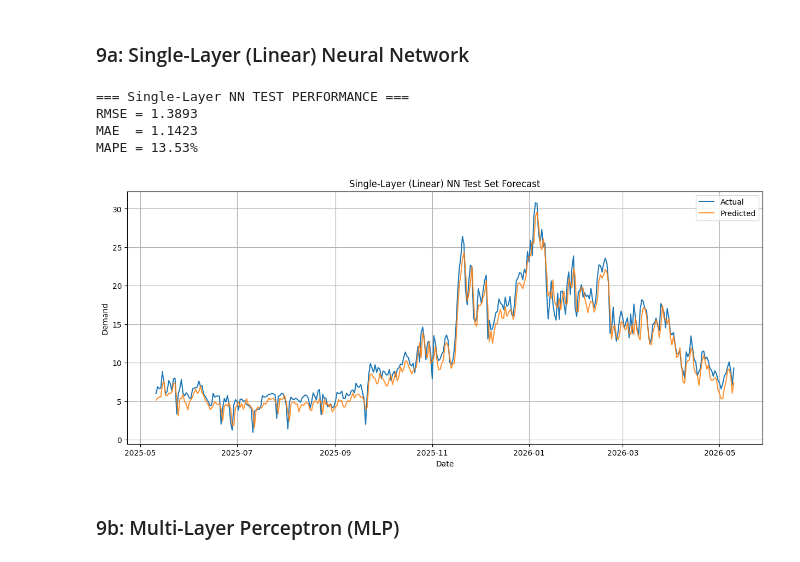
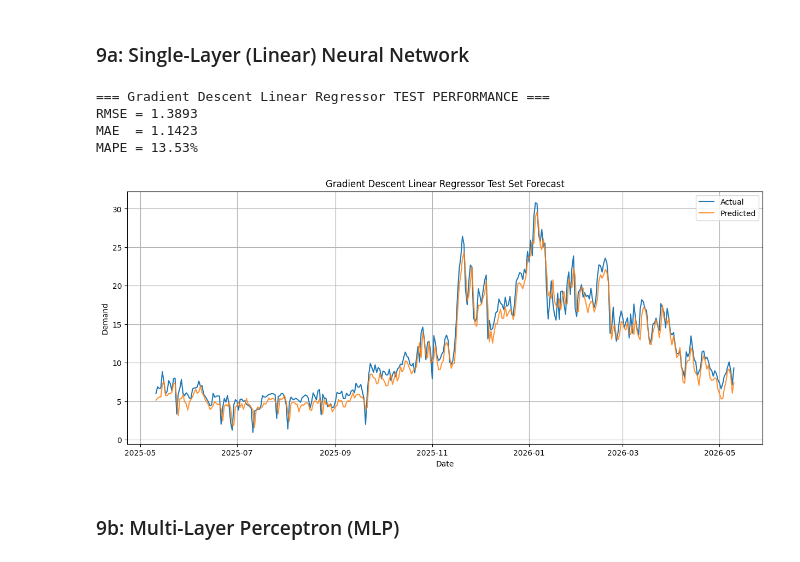
Before and after one commit to stanislavmakushynski/SE_LDZ_daily_gas_stock, a Jupyter notebook: main.ipynb, the cells around one changed output. Drawn from its saved outputs; the diff is of its cells as text; code cells hidden in the pictures.

Commit message:
gd linear reg

```diff
--- a/main.ipynb
+++ b/main.ipynb
@@ -556,23 +567,23 @@ X_test_sc = scaler_nn.transform(X_test)
 # %%
 nn_linear = MLPRegressor(
     hidden_layer_sizes=(),
     activation='identity',
     max_iter=2000,
     random_state=42
 )
 nn_linear.fit(X_train_sc, y_train)
 y_pred_train_nn1 = nn_linear.predict(X_train_sc)
 y_pred_test_nn1 = nn_linear.predict(X_test_sc)
-predictions['Single-Layer NN'] = {'train': y_pred_train_nn1, 'test': y_pred_test_nn1}
-print('=== Single-Layer NN TEST PERFORMANCE ===')
-evaluate(y_test, y_pred_test_nn1, 'Single-Layer NN')
-plot_forecast(y_test, y_pred_test_nn1, 'Single-Layer (Linear) NN Test Set Forecast')
+predictions['Gradient Descent Linear Regressor'] = {'train': y_pred_train_nn1, 'test': y_pred_test_nn1}
+print('=== Gradient Descent Linear Regressor TEST PERFORMANCE ===')
+evaluate(y_test, y_pred_test_nn1, 'Gradient Descent Linear Regressor')
+plot_forecast(y_test, y_pred_test_nn1, 'Gradient Descent Linear Regressor Test Set Forecast')
 # %% [output]
-=== Single-Layer NN TEST PERFORMANCE ===
+=== Gradient Descent Linear Regressor TEST PERFORMANCE ===
 RMSE = 1.3893
 MAE  = 1.1423
 MAPE = 13.53%
-[figure, old version]
+[figure, new version]
 # %% [markdown]
 ### 9b: Multi-Layer Perceptron (MLP)
 # %%
```
Also changed, not shown: parts of 13 cells of this notebook.
